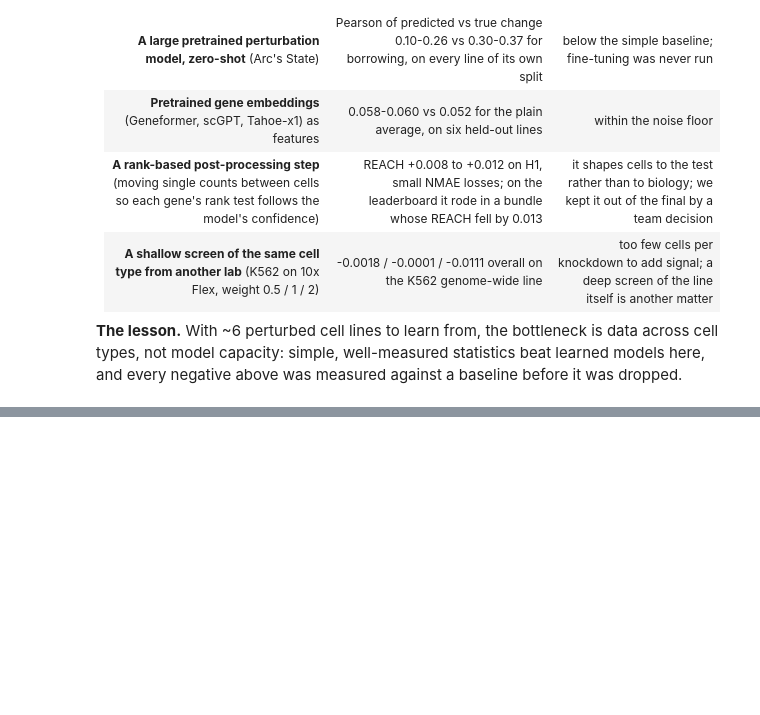
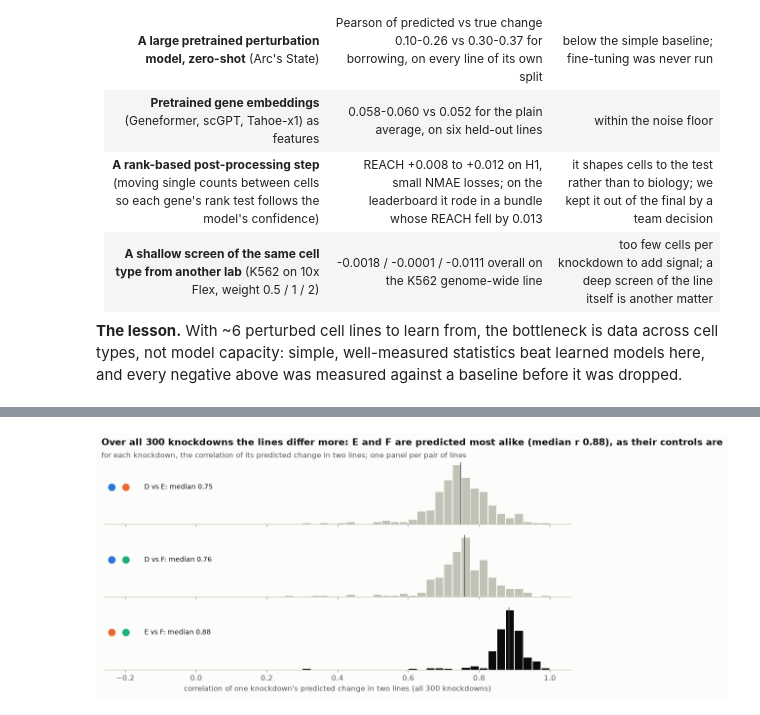
Before and after one commit to helenhenryz/vcc2026-perturbation-prediction, a Jupyter notebook: notebook.ipynb, the cells around one changed output, grey strips where cells are left out. Saved outputs shown, nothing was run; the diff lists cells and outputs as text; code cells hidden in the pictures; blank space fills up the shorter version.

```diff
--- a/notebook.ipynb
+++ b/notebook.ipynb
@@ -1957,0 +2223,36 @@ against a baseline before it was dropped.
+# %%
+if MODE == "FULL":
+    pairs13 = [(a, b) for i, a in enumerate(ctxs13) for b in ctxs13[i + 1 :]]
+    rr = {}
+    for a, b in pairs13:
+        rr[(a, b)] = np.array(
+            [
+                np.corrcoef(eff[a][i], eff[b][i])[0, 1] if size[a][i] > 0 and size[b][i] > 0 else np.nan
+                for i in range(len(perts13))
+            ]
+        )
+    best13 = max(rr, key=lambda k: np.nanmedian(rr[k]))
+    fig, axes = plt.subplots(len(pairs13), 1, figsize=(9, 4.6), sharex=True)
+    edges = np.linspace(-0.2, 1, 49)
+    for ax, (a, b) in zip(axes, pairs13):
+        r = rr[(a, b)]
+        ax.hist(r[np.isfinite(r)], bins=edges, color=INK if (a, b) == best13 else LIGHT, rwidth=0.9)
+        ax.axvline(np.nanmedian(r), color=INK2, lw=1)
+        for k, c in enumerate((a, b)):  # the two lines, as their colour chips
+            ax.plot(0.015 + 0.03 * k, 0.6, "o", ms=9, color=col13[c], transform=ax.transAxes, clip_on=False)
+        ax.text(
+            0.085, 0.6, f"{a} vs {b}: median {np.nanmedian(r):.2f}", transform=ax.transAxes, va="center", fontsize=9
+        )
+        ax.set_yticks([])
+        ax.spines["left"].set_visible(False)
+    axes[-1].set_xlabel("correlation of one knockdown's predicted change in two lines (all 300 knockdowns)")
+    fig.tight_layout()
+    headline(
+        fig,
+        f"Over all 300 knockdowns the lines differ more: {best13[0]} and {best13[1]} are predicted most alike "
+        f"(median r {np.nanmedian(rr[best13]):.2f}), as their controls are",
+        "for each knockdown, the correlation of its predicted change in two lines; one panel per pair of lines",
+    )
+    plt.show()
+# %% [output]
+[figure, added]
```
Also changed, not shown: parts of 11 cells of this notebook.
